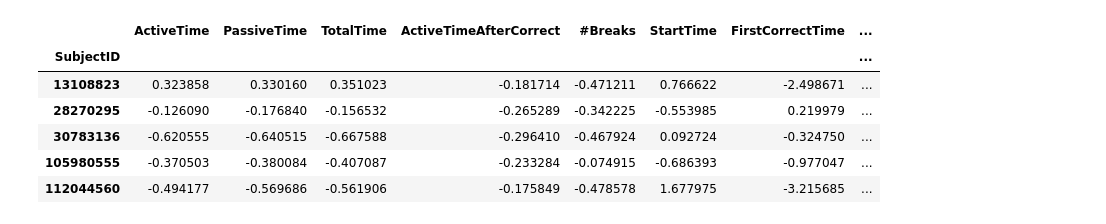
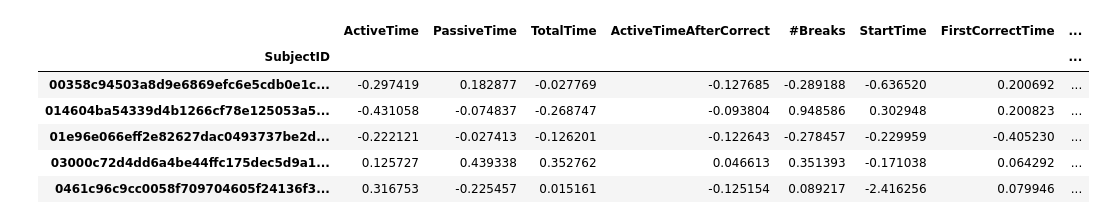
Before and after one commit to CSSPLICE/ProgSnapToolkit, a Jupyter notebook: test_anaytics.ipynb, the cells around one changed output. Drawn from its saved outputs; the diff is of its cells as text; code cells hidden in the pictures.

```diff
--- a/test_anaytics.ipynb
+++ b/test_anaytics.ipynb
@@ -19,6 +15,7 @@ The autoreload extension is already loaded. To reload it, use:
 # %%
 from analytics.preprocessors.edwards import TimeStampToDateTimePreprocessor
 from analytics.preprocessors.codebench import YAMLLinkURLPreprocessor
+from analytics.preprocessors.codeworkout import CodeWorkoutExtractErrorTypesPreprocessor
 from analytics.ps2_dataset import SortPreprocessor
 from spec.enums import EventType
 
@@ -32,6 +29,7 @@ link_preprocessing_steps = []
 submit_event = EventType.Submit
 grades_link_table = "Subject"
 grades_col = None
+start_time = None
 
 edwards2021_config = {
     "config_path": "sample_data_configs/edwards2021.yaml",
@@ -52,9 +50,11 @@ cwo_s19_config = {
     "idle_gap": 5 * 60,
     "break_gap": 30 * 60,
     "proprocessing_steps": [
-        SortPreprocessor()
+        SortPreprocessor(),
+        CodeWorkoutExtractErrorTypesPreprocessor(),
     ],
     "submit_event": EventType.RunProgram,
+    "grades_col": "X-Grade",
 }
 
 cwo_f19_config = {
@@ -64,9 +64,11 @@ cwo_f19_config = {
     "idle_gap": 5 * 60,
     "break_gap": 30 * 60,
     "proprocessing_steps": [
-        SortPreprocessor()
+        SortPreprocessor(),
+        CodeWorkoutExtractErrorTypesPreprocessor(),
     ],
     "submit_event": EventType.RunProgram,
+    "grades_col": "X-Grade",
 }
 
 codebench2024_config = {
@@ -78,9 +80,10 @@ codebench2024_config = {
     "link_preprocessing_steps": [YAMLLinkURLPreprocessor(True)],
     "grades_link_table": "CourseSubject",
     "grades_col": "final-grade",
+    "start_time": "2024-09-01 00:00:00",
 }
 
-config = codebench2024_config
+config = cwo_f19_config
 # config = cwo_s19_config
 # config = cwo_f19_config
 locals().update(config)
@@ -113,9 +119,8 @@ main_table.head()
 bad_assignment_ids = [407610653, 1147927607, 1407437764]
 main_table = main_table[~main_table[Cols.AssignmentID].isin(bad_assignment_ids)]
 # %%
-# TODO: CONFIG
-start_time = "2024-09-01 00:00:00"
-main_table = main_table[main_table[timestamp_col] >= start_time]
+if start_time is not None:
+    main_table = main_table[main_table[timestamp_col] >= start_time]
 # %%
 main_table.groupby(Cols.AssignmentID)[timestamp_col].hist(bins=100)
 # %% [output]
@@ -198,0 +211,8 @@ grouping_cols = [Cols.SubjectID, problem_id_col]
+# %%
+from analytics.metrics.errors import ErrorMetrics
+
+
+error_metrics = ErrorMetrics(True)
+
+error_results = data_subset.groupby(grouping_cols).apply(error_metrics.calculate)
+error_results.head()
@@ -293,6 +333,12 @@ all_features = pd.merge(
     on=grouping_cols,
     how="outer"
 )
+all_features = pd.merge(
+    all_features,
+    error_results.reset_index(),
+    on=grouping_cols,
+    how="outer"
+)
 all_features.head()
 # %% [output]
 |  | SubjectID | ProblemID | ActiveTime | PassiveTime | TotalTime | ActiveTimeAfterCorrect | #Breaks | StartTime | ... |
@@ -349,14 +416,17 @@ all_features_z.head()
 # %%
 subject_means = all_features_z.drop(problem_id_col, axis=1).groupby(Cols.SubjectID).mean()
+# In theory this can happen is someone only has NA for all problems
+# This apparently happened with EQ in CWO...
+subject_means.fillna(0, inplace=True)
 subject_means.head()
 # %% [output]
 |  | ActiveTime | PassiveTime | TotalTime | ActiveTimeAfterCorrect | #Breaks | StartTime | FirstCorrectTime | ... |
 | SubjectID |  |  |  |  |  |  |  | ... |
-| 13108823 | 0.323858 | 0.330160 | 0.351023 | -0.181714 | -0.471211 | 0.766622 | -2.498671 | ... |
-| 28270295 | -0.126090 | -0.176840 | -0.156532 | -0.265289 | -0.342225 | -0.553985 | 0.219979 | ... |
-| 30783136 | -0.620555 | -0.640515 | -0.667588 | -0.296410 | -0.467924 | 0.092724 | -0.324750 | ... |
-| 105980555 | -0.370503 | -0.380084 | -0.407087 | -0.233284 | -0.074915 | -0.686393 | -0.977047 | ... |
-| 112044560 | -0.494177 | -0.569686 | -0.561906 | -0.175849 | -0.478578 | 1.677975 | -3.215685 | ... |
+| 00358c94503a8d9e6869efc6e5cdb0e1c... | -0.297419 | 0.182877 | -0.027769 | -0.127685 | -0.289188 | -0.636520 | 0.200692 | ... |
+| 014604ba54339d4b1266cf78e125053a5... | -0.431058 | -0.074837 | -0.268747 | -0.093804 | 0.948586 | 0.302948 | 0.200823 | ... |
+| 01e96e066eff2e82627dac0493737be2d... | -0.222121 | -0.027413 | -0.126201 | -0.122643 | -0.278457 | -0.229959 | -0.405230 | ... |
+| 03000c72d4dd6a4be44ffc175dec5d9a1... | 0.125727 | 0.439338 | 0.352762 | 0.046613 | 0.351393 | -0.171038 | 0.064292 | ... |
+| 0461c96c9cc0058f709704605f24136f3... | 0.316753 | -0.225457 | 0.015161 | -0.125154 | 0.089217 | -2.416256 | 0.079946 | ... |
 # %%
 subject_totals = all_features_z.drop(problem_id_col, axis=1).groupby(Cols.SubjectID).sum()
 subject_totals.head()
```
Also changed, not shown: parts of 29 cells of this notebook, 8 other files.
